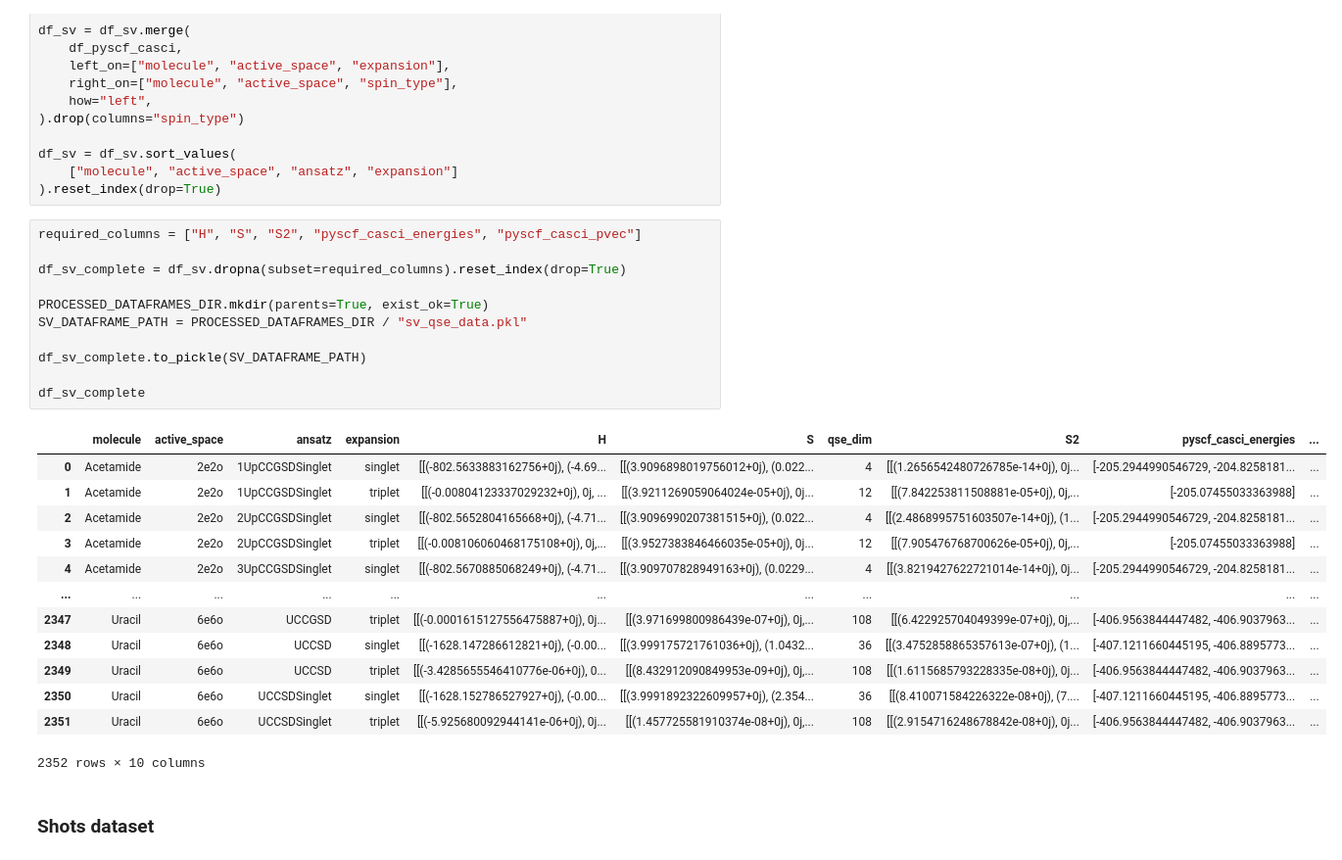
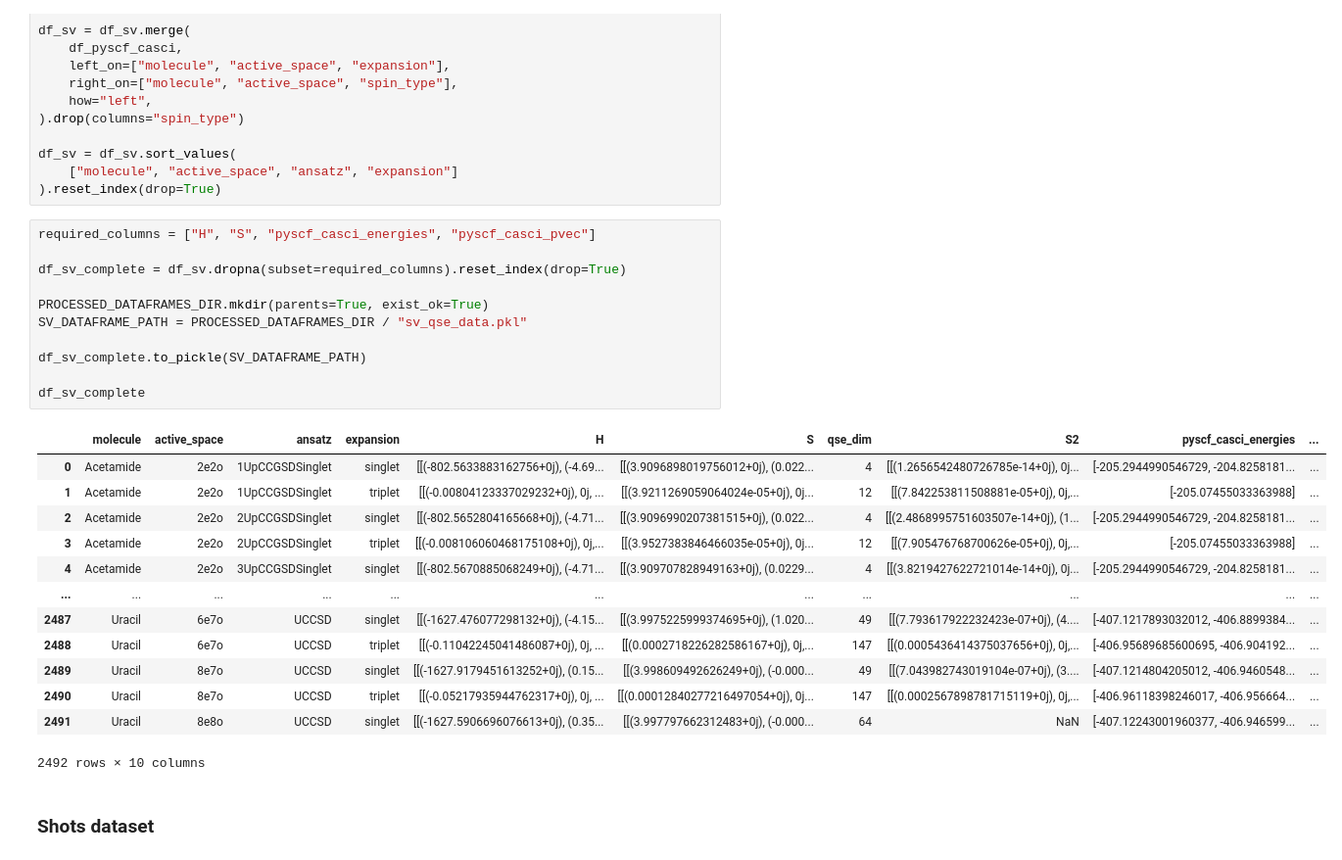
Before and after one commit to naythanyeo/qse-practical-analysis, a Jupyter notebook: notebooks/00_data_processing.ipynb, the cells around one changed output. Shown at 98% size. Drawn from its saved outputs; the diff is of its cells as text.

Commit message:
Load in 8e8o singletes data

```diff
--- a/notebooks/00_data_processing.ipynb
+++ b/notebooks/00_data_processing.ipynb
@@ -157,30 +160,30 @@ df_sv = df_sv.sort_values(
     ["molecule", "active_space", "ansatz", "expansion"]
 ).reset_index(drop=True)
 # %%
-required_columns = ["H", "S", "S2", "pyscf_casci_energies", "pyscf_casci_pvec"]
+required_columns = ["H", "S", "pyscf_casci_energies", "pyscf_casci_pvec"]
 
 df_sv_complete = df_sv.dropna(subset=required_columns).reset_index(drop=True)
 
 PROCESSED_DATAFRAMES_DIR.mkdir(parents=True, exist_ok=True)
 SV_DATAFRAME_PATH = PROCESSED_DATAFRAMES_DIR / "sv_qse_data.pkl"
 
 df_sv_complete.to_pickle(SV_DATAFRAME_PATH)
 
 df_sv_complete
 # %% [output]
 |  | molecule | active_space | ansatz | expansion | H | S | qse_dim | S2 | pyscf_casci_energies | ... |
 | 0 | Acetamide | 2e2o | 1UpCCGSDSinglet | singlet | [[(-802.5633883162756+0j), (-4.69... | [[(3.9096898019756012+0j), (0.022... | 4 | [[(1.2656542480726785e-14+0j), 0j... | [-205.2944990546729, -204.8258181... | ... |
 | 1 | Acetamide | 2e2o | 1UpCCGSDSinglet | triplet | [[(-0.00804123337029232+0j), 0j, ... | [[(3.9211269059064024e-05+0j), 0j... | 12 | [[(7.842253811508881e-05+0j), 0j,... | [-205.07455033363988] | ... |
 | 2 | Acetamide | 2e2o | 2UpCCGSDSinglet | singlet | [[(-802.5652804165668+0j), (-4.71... | [[(3.9096990207381515+0j), (0.022... | 4 | [[(2.4868995751603507e-14+0j), (1... | [-205.2944990546729, -204.8258181... | ... |
 | 3 | Acetamide | 2e2o | 2UpCCGSDSinglet | triplet | [[(-0.008106060468175108+0j), 0j,... | [[(3.9527383846466035e-05+0j), 0j... | 12 | [[(7.905476768700626e-05+0j), 0j,... | [-205.07455033363988] | ... |
 | 4 | Acetamide | 2e2o | 3UpCCGSDSinglet | singlet | [[(-802.5670885068249+0j), (-4.71... | [[(3.909707828949163+0j), (0.0229... | 4 | [[(3.8219427622721014e-14+0j), 0j... | [-205.2944990546729, -204.8258181... | ... |
 | ... | ... | ... | ... | ... | ... | ... | ... | ... | ... | ... |
-| 2347 | Uracil | 6e6o | UCCGSD | triplet | [[(-0.0001615127556475887+0j), 0j... | [[(3.971699800986439e-07+0j), 0j,... | 108 | [[(6.422925704049399e-07+0j), 0j,... | [-406.9563844447482, -406.9037963... | ... |
-| 2348 | Uracil | 6e6o | UCCSD | singlet | [[(-1628.147286612821+0j), (-0.00... | [[(3.999175721761036+0j), (1.0432... | 36 | [[(3.4752858865357613e-07+0j), (1... | [-407.1211660445195, -406.8895773... | ... |
-| 2349 | Uracil | 6e6o | UCCSD | triplet | [[(-3.4285655546410776e-06+0j), 0... | [[(8.432912090849953e-09+0j), 0j,... | 108 | [[(1.6115685793228335e-08+0j), 0j... | [-406.9563844447482, -406.9037963... | ... |
-| 2350 | Uracil | 6e6o | UCCSDSinglet | singlet | [[(-1628.152786527927+0j), (-0.00... | [[(3.9991892322609957+0j), (2.354... | 36 | [[(8.410071584226322e-08+0j), (7.... | [-407.1211660445195, -406.8895773... | ... |
-| 2351 | Uracil | 6e6o | UCCSDSinglet | triplet | [[(-5.925680092944141e-06+0j), 0j... | [[(1.457725581910374e-08+0j), 0j,... | 108 | [[(2.9154716248678842e-08+0j), 0j... | [-406.9563844447482, -406.9037963... | ... |
+| 2487 | Uracil | 6e7o | UCCSD | singlet | [[(-1627.476077298132+0j), (-4.15... | [[(3.9975225999374695+0j), (1.020... | 49 | [[(7.793617922232423e-07+0j), (4.... | [-407.1217893032012, -406.8899384... | ... |
+| 2488 | Uracil | 6e7o | UCCSD | triplet | [[(-0.11042245041486087+0j), 0j, ... | [[(0.0002718226282586167+0j), 0j,... | 147 | [[(0.0005436414375037656+0j), 0j,... | [-406.95689685600695, -406.904192... | ... |
+| 2489 | Uracil | 8e7o | UCCSD | singlet | [[(-1627.9179451613252+0j), (0.15... | [[(3.998609492626249+0j), (-0.000... | 49 | [[(7.043982743019104e-07+0j), (3.... | [-407.1214804205012, -406.9460548... | ... |
+| 2490 | Uracil | 8e7o | UCCSD | triplet | [[(-0.05217935944762317+0j), 0j, ... | [[(0.00012840277216497054+0j), 0j... | 147 | [[(0.0002567898781715119+0j), 0j,... | [-406.96118398246017, -406.956664... | ... |
+| 2491 | Uracil | 8e8o | UCCSD | singlet | [[(-1627.5906696076613+0j), (0.35... | [[(3.997797662312483+0j), (-0.000... | 64 | NaN | [-407.12243001960377, -406.946599... | ... |
-2352 rows × 10 columns
+2492 rows × 10 columns
 # %% [markdown]
 ### Shots dataset
 # %%
```
Also changed, not shown: parts of 2 cells of this notebook.
